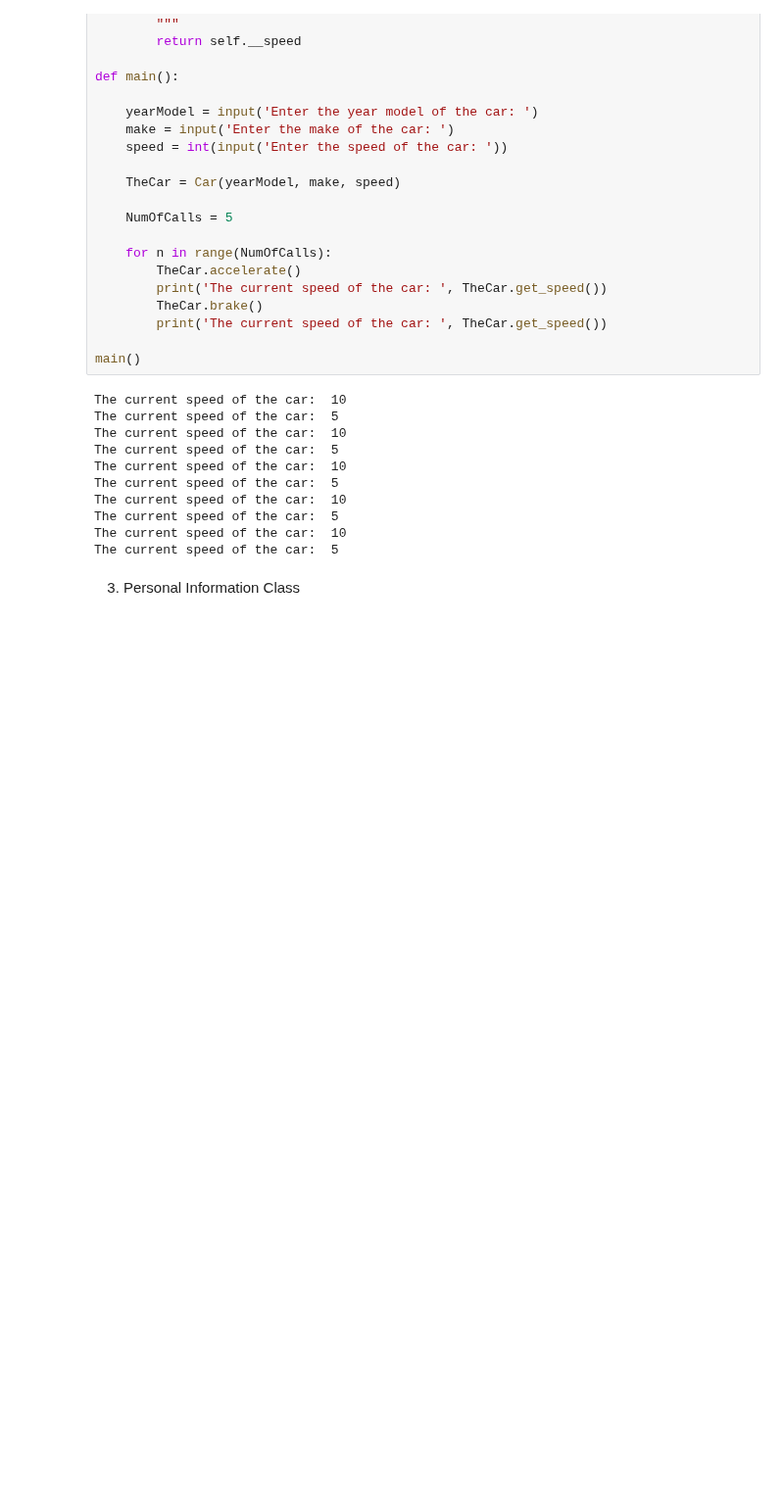
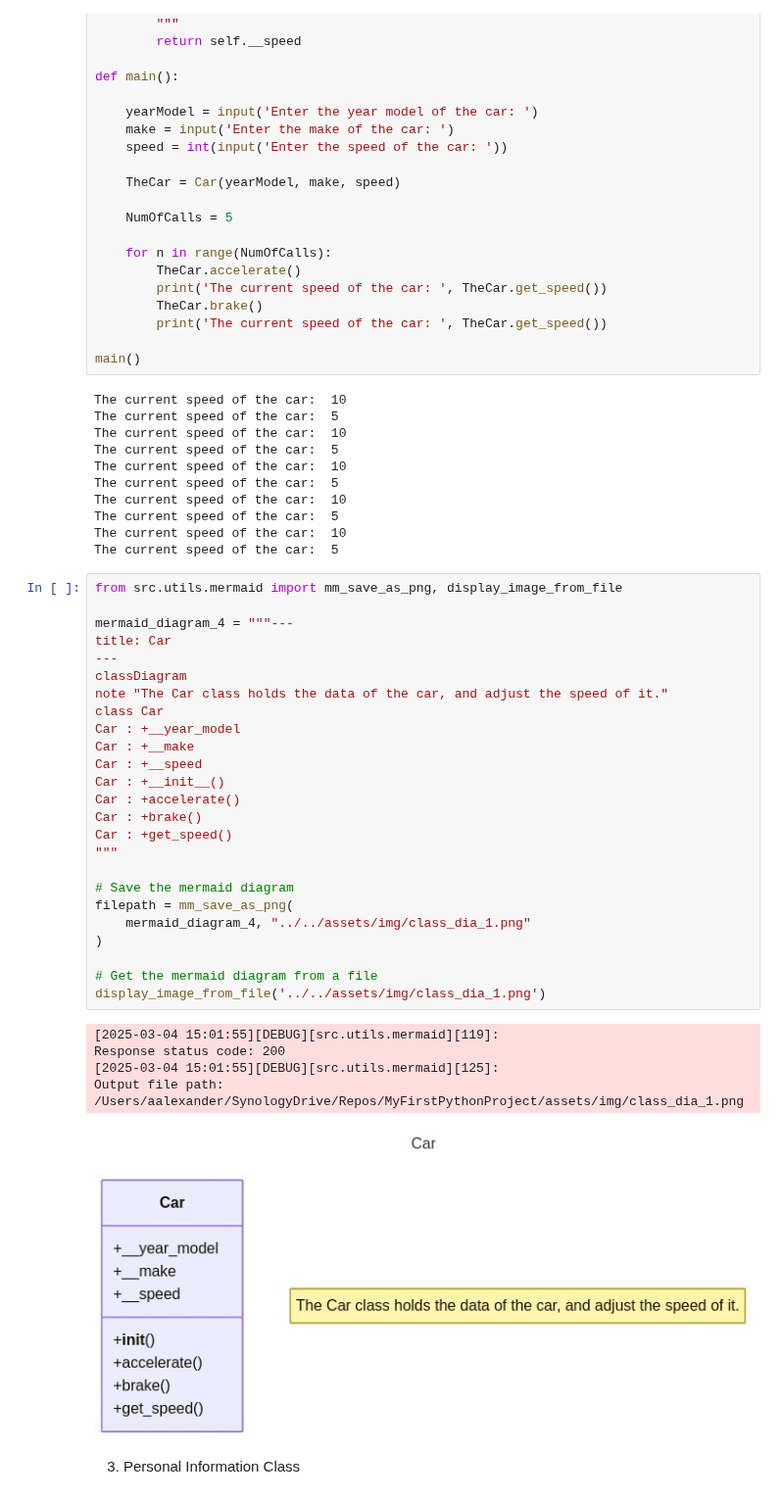
Before and after one commit to Alena-Alexander/My-First-Python-Project, a Jupyter notebook: Notebooks/ChaptersSOWPv4/chapter10.ipynb, the cells around one changed output. Shown at 98% size. Drawn from its saved outputs; the diff is of its cells as text; blank space fills up the shorter version.

```diff
--- a/Notebooks/ChaptersSOWPv4/chapter10.ipynb
+++ b/Notebooks/ChaptersSOWPv4/chapter10.ipynb
@@ -1258,6 +1291,38 @@ The current speed of the car:  10
 The current speed of the car:  5
 The current speed of the car:  10
 The current speed of the car:  5
+# %%
+from src.utils.mermaid import mm_save_as_png, display_image_from_file
+
+mermaid_diagram_4 = """---
+title: Car
+---
+classDiagram
+note "The Car class holds the data of the car, and adjust the speed of it."
+class Car
+Car : +__year_model
+Car : +__make
+Car : +__speed
+Car : +__init__()
+Car : +accelerate()
+Car : +brake()
+Car : +get_speed()
+"""
+
+# Save the mermaid diagram
+filepath = mm_save_as_png(
+    mermaid_diagram_4, "../../assets/img/class_dia_1.png"
+)
+
+# Get the mermaid diagram from a file
+display_image_from_file('../../assets/img/class_dia_1.png')
+# %% [output]
+[2025-03-04 15:01:55][DEBUG][src.utils.mermaid][119]:
+Response status code: 200
+[2025-03-04 15:01:55][DEBUG][src.utils.mermaid][125]:
+Output file path:
+/Users/aalexander/SynologyDrive/Repos/MyFirstPythonProject/assets/img/class_dia_1.png
+[figure, added]
 # %% [markdown]
 3. Personal Information Class
 # %%
```
Also changed, not shown: parts of 7 cells of this notebook, 1 other file.
